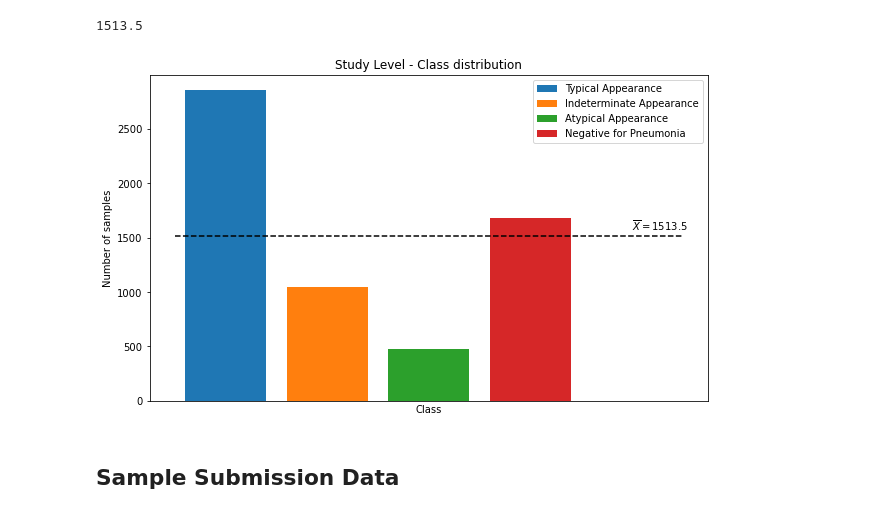
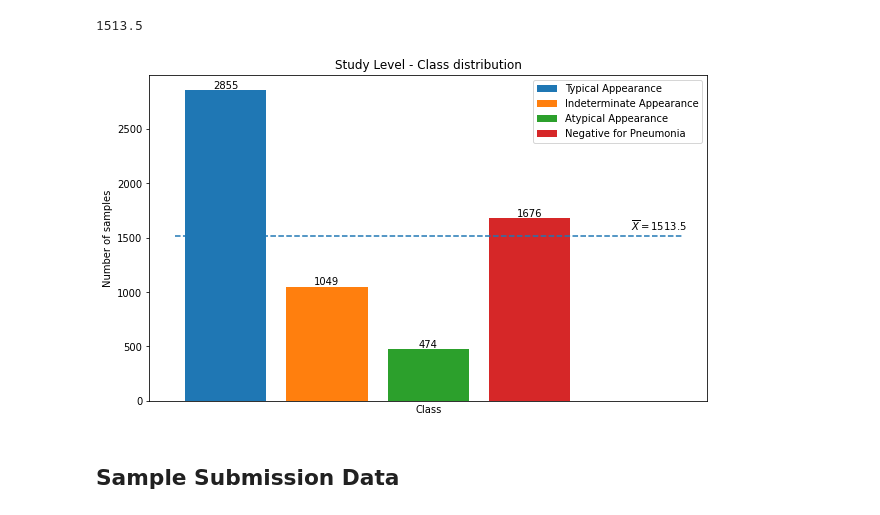
Before and after one commit to JulianSe26/aml-project, a Jupyter notebook: src/data-statistics.ipynb, the cells around one changed output. Drawn from its saved outputs; the diff is of its cells as text; code cells hidden in the pictures.

```diff
--- a/src/data-statistics.ipynb
+++ b/src/data-statistics.ipynb
@@ -111,5 +111,9 @@ ax.hlines(round(avg,1), -1,50, linestyle="dashed")
 ax.annotate("$\overline{X}=$"+f"{avg}",(4.5,avg+50))
 for i,key in enumerate(dist.keys()):
     ax.bar(str(key),dist[key])
+for i, patch in enumerate(ax.patches):
+    ax.text(
+        patch.get_x() + patch.get_width() / 2, patch.get_height() + 0.05, list(dist.values())[i], ha="center", va="bottom"
+    )
 fig.savefig(save_dir + "box_distribution_image.png",dpi=100)
 # %% [output]
@@ -279,6 +283,7 @@ typ_app = sums["Typical Appearance"]
 ind_app = sums["Indeterminate Appearance"]
 atyp_app = sums["Atypical Appearance"]
 neg_pn = sums["Negative for Pneumonia"]
+count_list = [typ_app, ind_app, atyp_app, neg_pn]
 avg = (neg_pn + ind_app + typ_app + atyp_app) / 4
 avg
 # %% [output]
@@ -286,19 +291,21 @@ avg
 # %%
 fig, ax = plt.subplots(figsize=(10,6))
 plt.title("Study Level - Class distribution")
 plt.ylabel("Number of samples")
 plt.xlabel("Class")
 ax.bar(0,typ_app)
 ax.bar(1,ind_app)
 ax.bar(2,atyp_app)
 ax.bar(3,neg_pn)
 ax.set_xticks([])
 ax.legend(labels=["Typical Appearance","Indeterminate Appearance","Atypical Appearance","Negative for Pneumonia"])
 ax.hlines(avg,-.5,4.5,linestyle="dashed")
 ax.annotate("$\overline{X}=$"+f"{avg}",(4,avg+50))
+for i, patch in enumerate(ax.patches):
+    ax.text(patch.get_x() + patch.get_width() / 2, patch.get_height() + 0.05, count_list[i], ha="center", va="bottom")
 fig.savefig(save_dir + "class_distrinution_study.png",dpi=100)
 # %% [output]
-[figure, old version]
+[figure, new version]
 # %% [markdown]
 ## Sample Submission Data
 # %%
```
Also changed, not shown: parts of 1 cell of this notebook, 5 other files.
